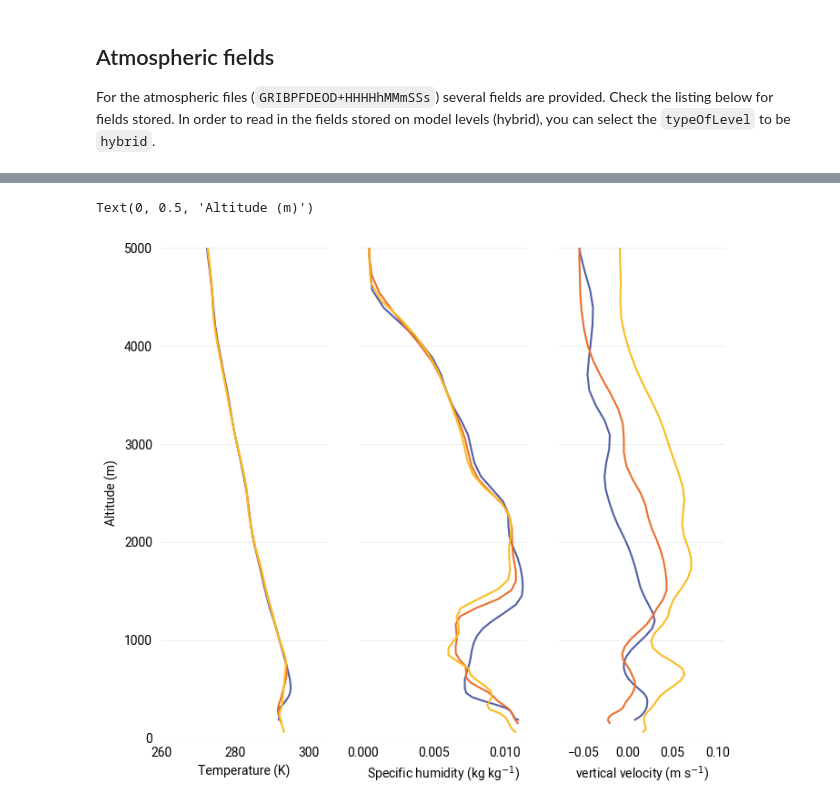
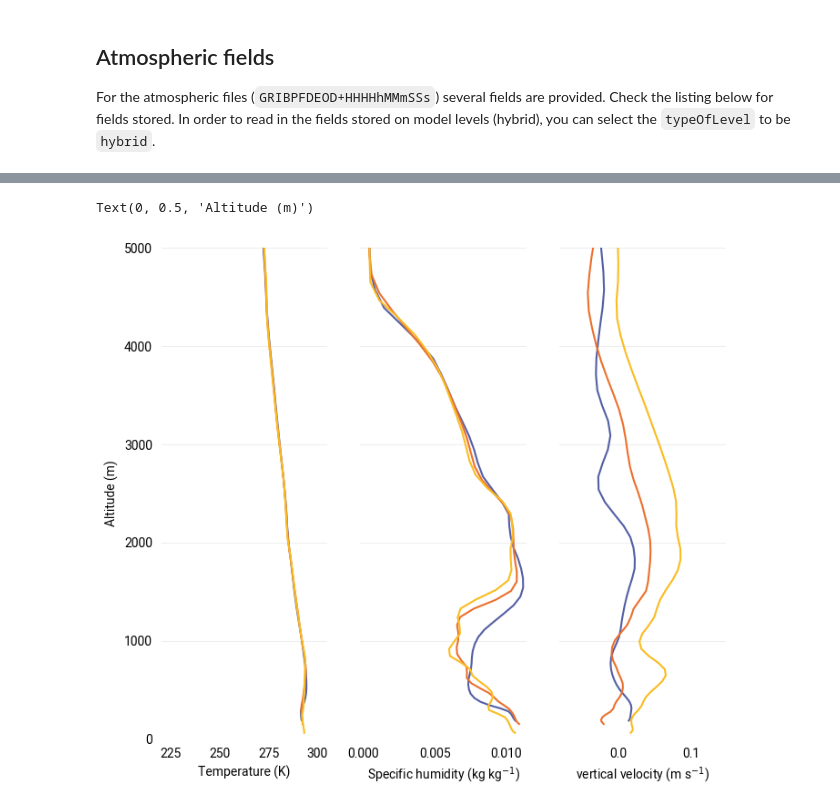
Before and after one commit to UrbanAIRProject/NWP_demo_data, a Jupyter notebook: earthkit_example_paris.ipynb, the cells around one changed output, grey strips where cells are left out. Drawn from its saved outputs; the diff is of its cells as text; code cells hidden in the pictures.

```diff
--- a/earthkit_example_paris.ipynb
+++ b/earthkit_example_paris.ipynb
@@ -209,0 +193,12 @@ Text(0, 0.5, 'Soil depth (m)')
+# %%
+fig, (axs) = plt.subplots(1, 2)
+pairs =[[70,70],[30,30],[100,100],[100,70]]
+param = ["sot", "liqvsm"]
+label = ["Soil temperature (K)",r"Soil moisture (m$^{3}$ m$^{-3}$)"]
+for i,ax in enumerate(axs):
+ for pair in pairs:
+   ax.plot(soil[param[i]][::-1, pair[0], pair[1]], soil.levelist[::-1])
+ ax.invert_yaxis()
+ ax.set_xlabel(label[i])
+
+axs[0].set_ylabel("Soil depth (m)")
@@ -252,20 +251,22 @@ Data variables: (12/13)
 # %%
-t = atm.t.data
-q = atm.q.data
 z = atm.z.data /g
-w = atm.wz.data
 
-fig, (ax1, ax2, ax3) = plt.subplots(1, 3, sharey=True)
+vars = ["t","q","wz"]
+labels = [
+  "Temperature (K)",
+  r"Specific humidity (kg kg$^{-1}$)",
+  r"vertical velocity (m s$^{-1}$)"
+]
+data = [atm[x].data for x in vars]
+fig, (axs) = plt.subplots(1, 3, sharey=True)
 for x in [30,70,100]:
-  ax1.plot(t[::-1, x, x], z[::-1, x, x])
-  ax2.plot(q[::-1, x, x], z[::-1, x, x])
-  ax3.plot(w[::-1, x, x], z[::-1, x, x])
-ax1.set_ylim(0, 5000)
-ax1.set_xlim(260, 305)
-ax1.set_xlabel("Temperature (K)")
-ax2.set_xlabel(r"Specific humidity (kg kg$^{-1}$)")
-ax3.set_xlabel(r"vertical velocity (m s$^{-1}$)")
-ax1.set_ylabel("Altitude (m)")
+  for i,ax in enumerate(axs):
+    ax.plot(data[i][::-1, x, x], z[::-1, x, x])
+    ax.set_xlabel(labels[i])
+
+axs[0].set_ylim(0, 5000)
+axs[0].set_xlim(220, 305)
+axs[0].set_ylabel("Altitude (m)")
 # %% [output]
 Text(0, 0.5, 'Altitude (m)')
-[figure, old version]
+[figure, new version]
```
Also changed, not shown: parts of 9 cells of this notebook, 2 other files.
